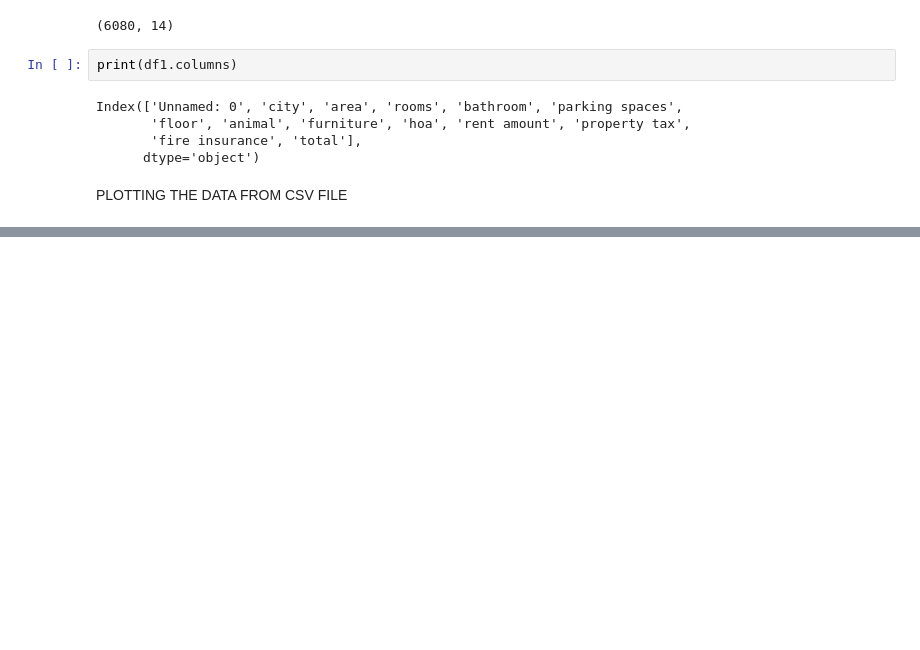
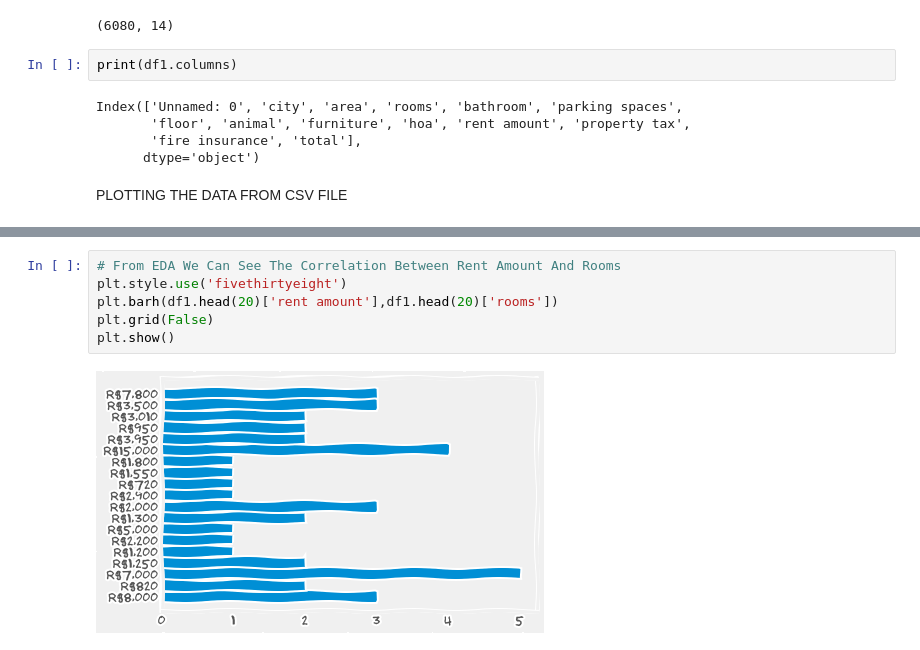
Before and after one commit to DataCrusade1999/Python, a Jupyter notebook: Matplotlib(Colab).ipynb, the cells around one changed output, grey strips where cells are left out. Drawn from its saved outputs; the diff is of its cells as text; blank space fills up the shorter version.

```diff
--- a/Matplotlib(Colab).ipynb
+++ b/Matplotlib(Colab).ipynb
@@ -139,0 +132,8 @@ plt.show()
+# %%
+# From EDA We Can See The Correlation Between Rent Amount And Rooms
+plt.style.use('fivethirtyeight')
+plt.barh(df1.head(20)['rent amount'],df1.head(20)['rooms'])
+plt.grid(False)
+plt.show()
+# %% [output]
+[figure, added]
```
Also changed, not shown: parts of 3 cells of this notebook.
